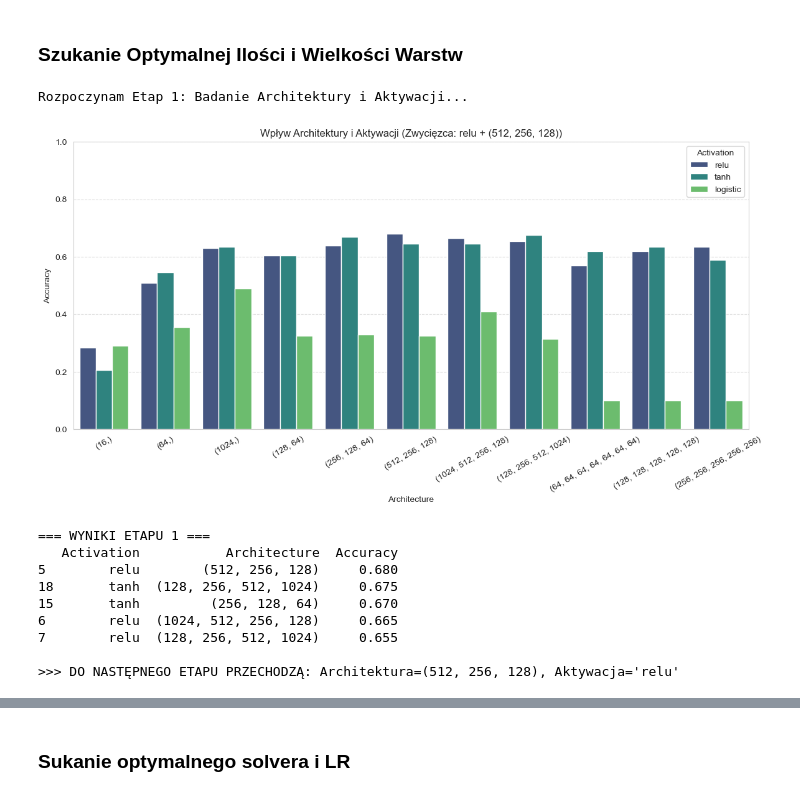
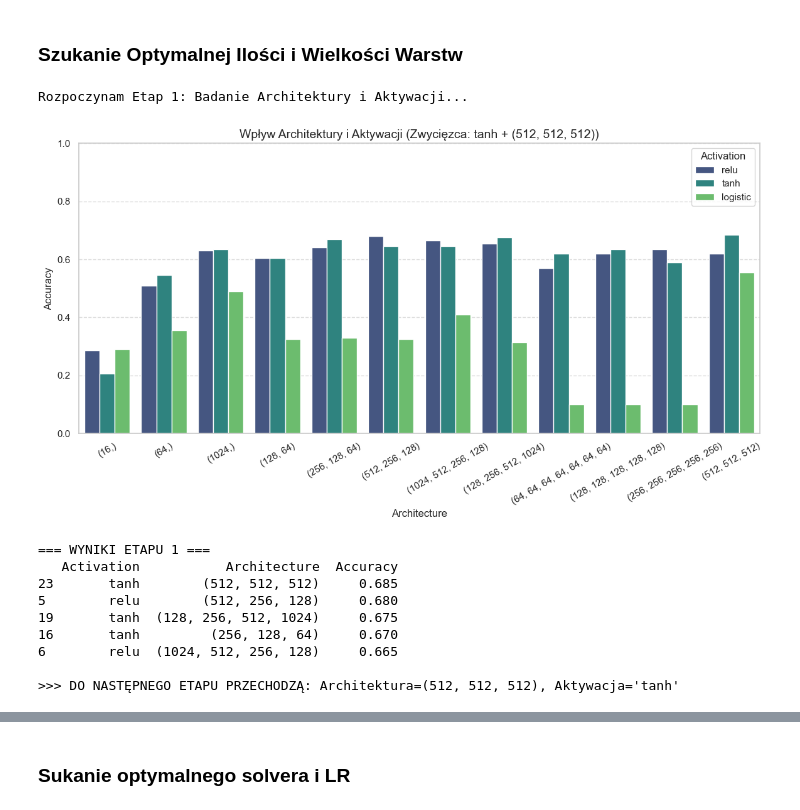
Before and after one commit to kochamkotkiic/music_genre_classification, a Jupyter notebook: notebooks/neural_network_classifier.ipynb, the cells around one changed output, grey strips where cells are left out. Cells and saved outputs as stored; diff of their text form; code cells hidden in the pictures.

```diff
--- a/notebooks/neural_network_classifier.ipynb
+++ b/notebooks/neural_network_classifier.ipynb
@@ -112,7 +109,8 @@ architectures = [
     (128, 256, 512, 1024),
     tuple([64] * 7),
     tuple([128] * 5),
-    tuple([256] * 5)
+    tuple([256] * 5),
+    tuple([512] * 3),
 ]
 activations = ['relu', 'tanh', 'logistic']
 
@@ -134,42 +132,42 @@ for act in activations:
         model.fit(X_train_scaled, y_train_enc)
         val_acc = model.score(X_val_scaled, y_val_enc)
 
         results_stage1.append({
             'Activation': act,
             'Architecture': str(arch),
             'Accuracy': val_acc
         })
 
 # DataFrame z wynikami
 df_stage1 = pd.DataFrame(results_stage1)
 
 # Znalezienie najlepszej konfiguracji
 best_result = df_stage1.loc[df_stage1['Accuracy'].idxmax()]
 BEST_ARCH = eval(best_result['Architecture'])
 BEST_ACT = best_result['Activation']
 
 plt.figure(figsize=(14, 6))
 sns.barplot(data=df_stage1, x='Architecture', y='Accuracy', hue='Activation', palette='viridis')
 plt.title(f'Wpływ Architektury i Aktywacji (Zwycięzca: {BEST_ACT} + {BEST_ARCH})')
 plt.ylim(0, 1.0)
 plt.xticks(rotation=30)
 plt.grid(axis='y', linestyle='--', alpha=0.7)
 plt.show()
 
 print(f"\n=== WYNIKI ETAPU 1 ===")
 print(df_stage1.sort_values(by='Accuracy', ascending=False).head(5))
 print(f"\n>>> DO NASTĘPNEGO ETAPU PRZECHODZĄ: Architektura={BEST_ARCH}, Aktywacja='{BEST_ACT}'")
 # %% [output]
 Rozpoczynam Etap 1: Badanie Architektury i Aktywacji...
-[figure, old version]
+[figure, new version]
 === WYNIKI ETAPU 1 ===
    Activation           Architecture  Accuracy
+23       tanh        (512, 512, 512)     0.685
 5        relu        (512, 256, 128)     0.680
-18       tanh  (128, 256, 512, 1024)     0.675
-15       tanh         (256, 128, 64)     0.670
+19       tanh  (128, 256, 512, 1024)     0.675
+16       tanh         (256, 128, 64)     0.670
 6        relu  (1024, 512, 256, 128)     0.665
-7        relu  (128, 256, 512, 1024)     0.655
 
->>> DO NASTĘPNEGO ETAPU PRZECHODZĄ: Architektura=(512, 256, 128), Aktywacja='relu'
+>>> DO NASTĘPNEGO ETAPU PRZECHODZĄ: Architektura=(512, 512, 512), Aktywacja='tanh'
 # %%
 activations = ['relu', 'tanh', 'logistic']
```
Also changed, not shown: parts of 9 cells of this notebook, 3 other files.
